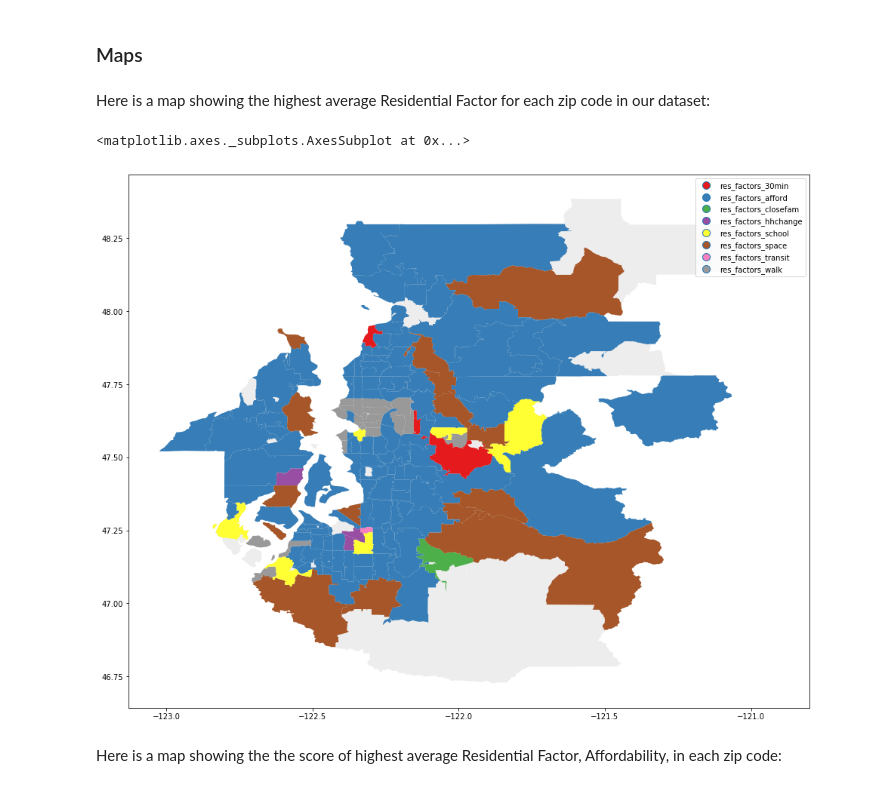
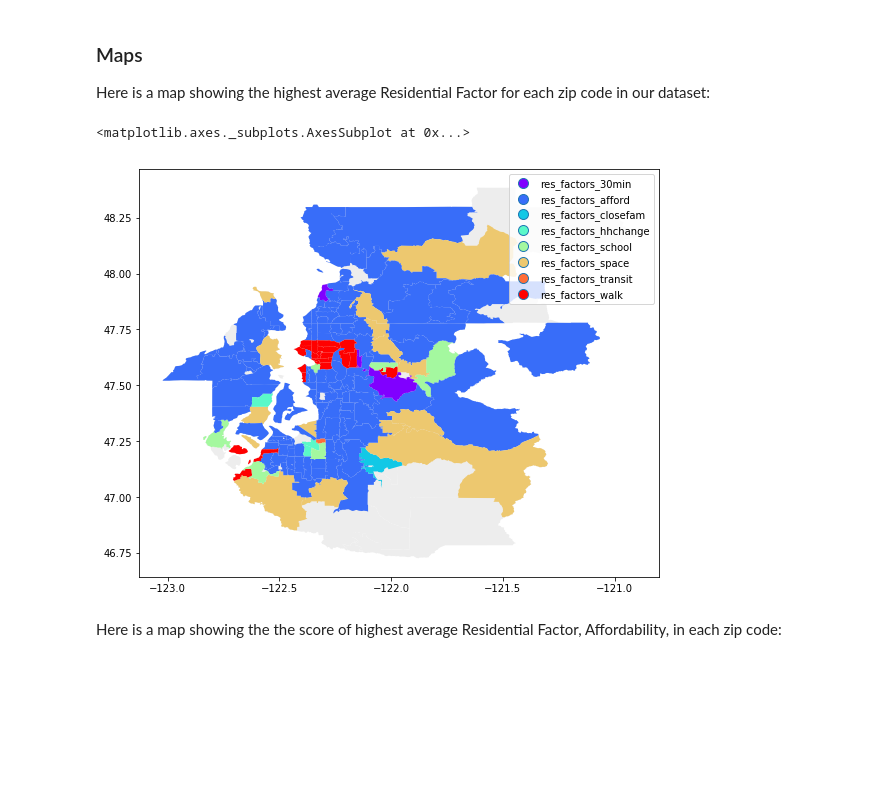
Before and after one commit to geeoffgoond/PROJECT, a Jupyter notebook: Exec.ipynb, the cells around one changed output. Drawn from its saved outputs; the diff is of its cells as text; code cells hidden in the pictures; blank space fills up the shorter version.

```diff
--- a/Exec.ipynb
+++ b/Exec.ipynb
@@ -40,7 +35,7 @@ from matplotlib import pyplot
 folderData="https://rawgit.com/geeoffgoond/project/master/"
 fileXL=os.path.join(folderData,"2015-pr1-hhsurvey-household.xlsx")
 psrchh=pd.read_excel(fileXL) #titled 'psrchh' because it's the Puget Sound Regional Council Household Data
-psrchh=psrchh[["hhid", "hhnumtrips", "hh_income_detailed", "h_zip", "h_city", "res_factors_hhchange", "res_factors_afford", "res_factors_school", "res_factors_walk", "res_factors_space", "res_factors_closefam", "res_factors_transit", "res_factors_hwy", "res_factors_30min", "prev_home_loc_zip", "prev_home_loc_city", "prev_home_loc_st"]]
+psrchh=psrchh[["hhid", "h_zip", "h_city", "res_factors_hhchange", "res_factors_afford", "res_factors_school", "res_factors_walk", "res_factors_space", "res_factors_closefam", "res_factors_transit", "res_factors_hwy", "res_factors_30min"]]
 fileZips=os.path.join(folderData,"waStateZips.xlsx") #getting an excel file with WA state zips by county
 waStateZips=pd.read_excel(fileZips)
 PugetSoundCounties = ["KING", "KITSAP", "PIERCE", "SNOHOMISH", "ISLANDS"] #can change
@@ -134,14 +96,13 @@ As the barplot shows, "res factors afford" has the highest mean score. Here is a
-# %% [markdown]
-### Maps
 # %% [markdown]
+### Maps
 Here is a map showing the highest average Residential Factor for each zip code in our dataset:
 # %%
 %matplotlib inline
-base = waZipMap.plot(color='#ededed',figsize=(20,13)) #setting specifications for the map
-psMoveMap.plot(ax=base,column='factor1',cmap='Set1',categorical=True,legend=True) #plotting factor1
+base = waZipMap.plot(color='#ededed',figsize=(10,7.5)) #setting specifications for the map
+psMoveMap.plot(ax=base,column='factor1',cmap='rainbow',categorical=True,legend=True) #plotting factor1
 # %% [output]
 <matplotlib.axes._subplots.AxesSubplot at 0x...>
-[figure, old version]
+[figure, new version]
 # %% [markdown]
 Here is a map showing the the score of highest average Residential Factor, Affordability, in each zip code:
 # %%
```
Also changed, not shown: parts of 14 cells of this notebook, 1 other file.
